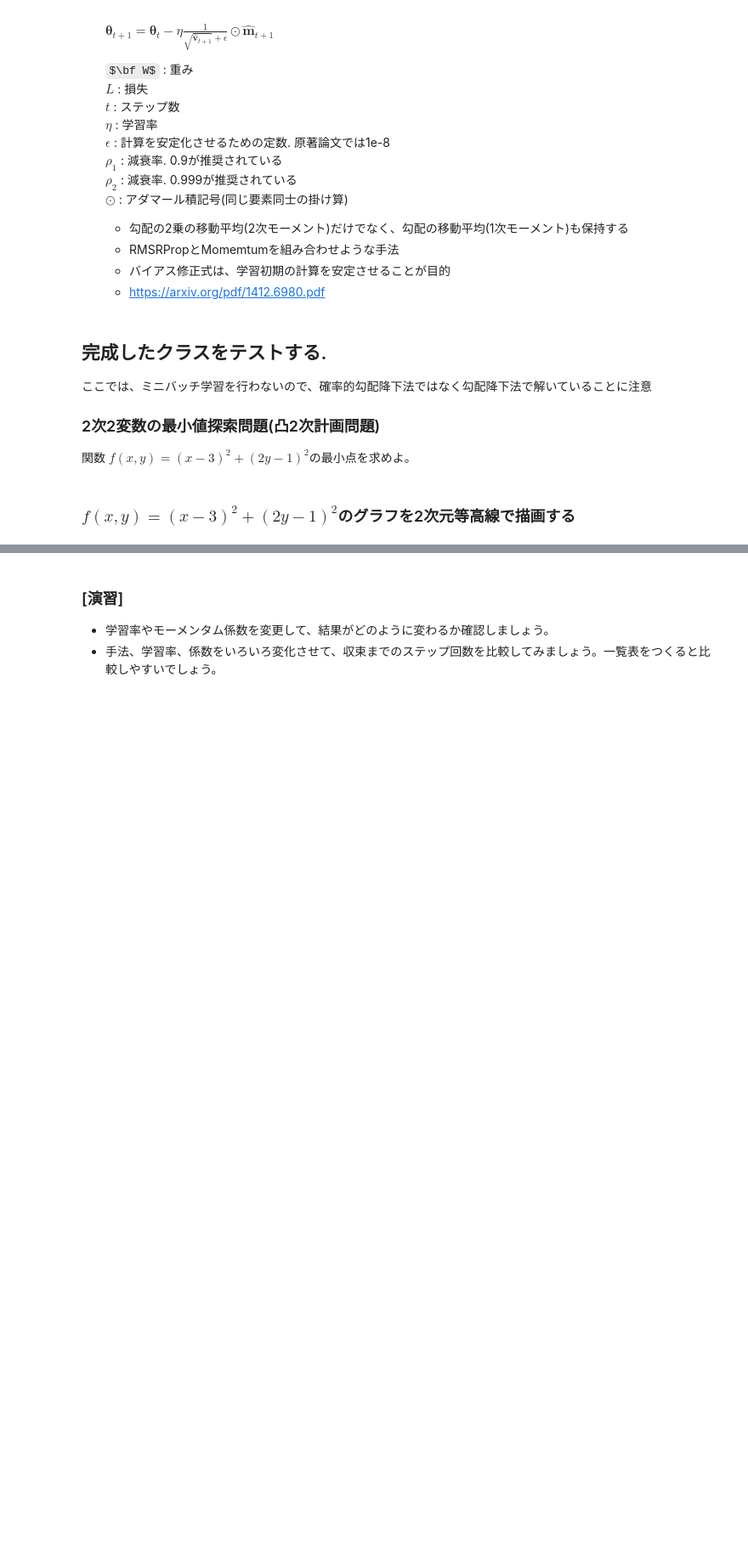
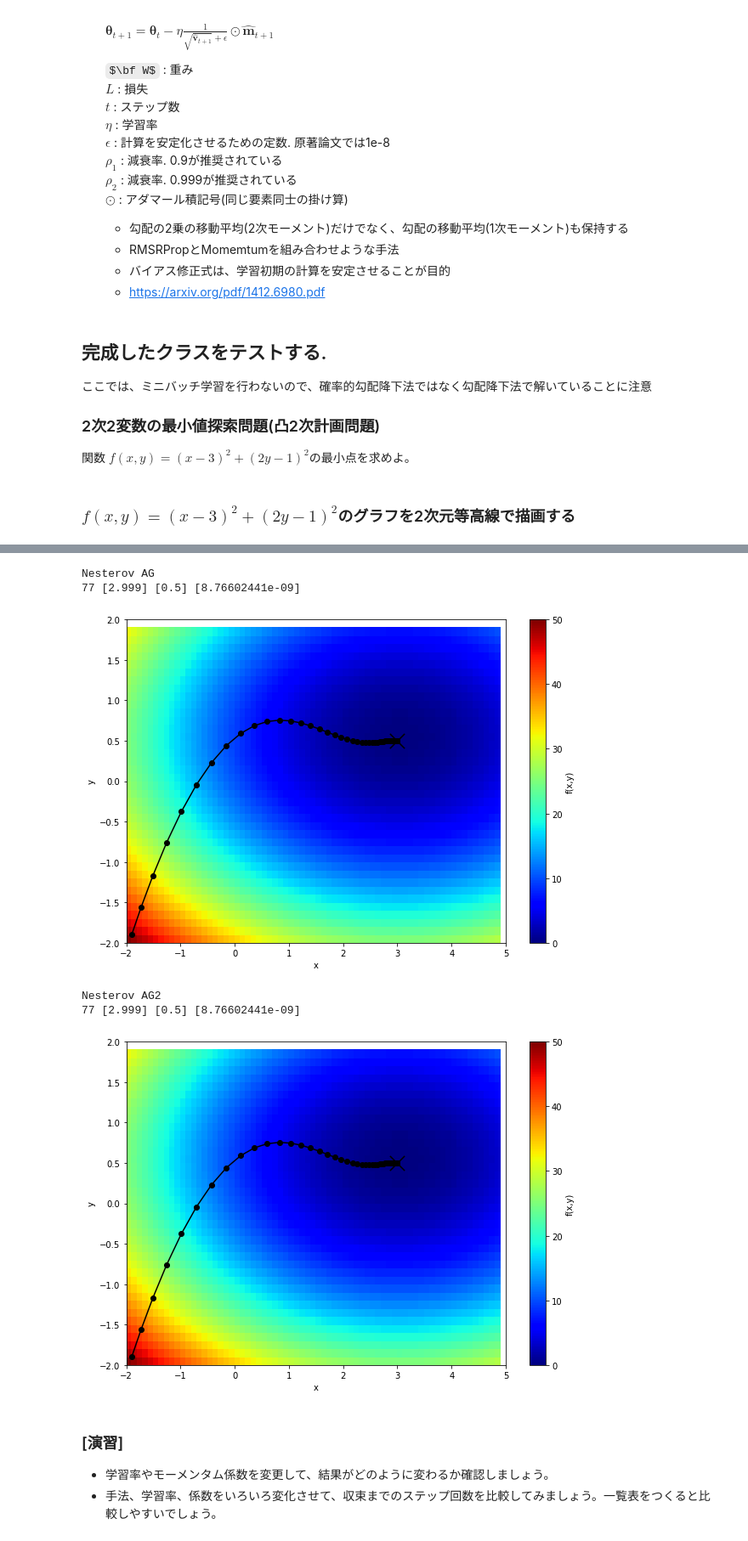
Before and after one commit to sabosabo7/prog, a Jupyter notebook: SUAI_DL/DAY3/DAY3_vr6_0_1/DAY3_vr6_0_1/2_notebook/3_1_SGD_trainee.ipynb, the cells around one changed output, grey strips where cells are left out. Shown at 85% size. Drawn from its saved outputs; the diff is of its cells as text; code cells hidden in the pictures; some formulas as TeX source; blank space fills up the shorter version.

```diff
--- a/SUAI_DL/DAY3/DAY3_vr6_0_1/DAY3_vr6_0_1/2_notebook/3_1_SGD_trainee.ipynb
+++ b/SUAI_DL/DAY3/DAY3_vr6_0_1/DAY3_vr6_0_1/2_notebook/3_1_SGD_trainee.ipynb
@@ -152,6 +152,6 @@ class NesterovAG:
 
         # 重みを更新
         for key in params.keys():
-            v_pre =                                                   # <- 穴埋め
-            self.v[key] =                                             # <- 穴埋め
-            params[key] +=                                            # <- 穴埋め
+            v_pre =    self.v[key]                                               # <- 穴埋め
+            self.v[key] =  self.momentum*self.v[key]-self.lr*grads[key]                                          # <- 穴埋め
+            params[key] += -self.momentum*v_pre+(1+self.momentum)*self.v[key]                                          # <- 穴埋め
@@ -519,40 +557,53 @@ def func(optimizer, x_init=-1.9, y_init=-1.9, maxIter=10000, threshold=1.0e-8):
     print(i, np.round(x,3), np.round(y,3), residual)
     return df_re
 # %%
-print("SGD")
-optimizer = SGD(lr=0.2)
-df_re = func(optimizer)
-plot(df_re)
+# print("SGD")
+# optimizer = SGD(lr=0.2)
+# df_re = func(optimizer)
+# plot(df_re)
 
-print("Momentum")
-optimizer = Momentum(lr=0.01, momentum=0.75)
-df_re = func(optimizer)
-plot(df_re)
+# print("Momentum")
+# optimizer = Momentum(lr=0.01, momentum=0.75)
+# df_re = func(optimizer)
+# plot(df_re)
 
 print("Nesterov AG")
 optimizer = NesterovAG(lr=0.01, momentum=0.75)
 df_re = func(optimizer)
 plot(df_re)
-
-print("Adagrad")
-optimizer = Adagrad(lr=0.1)
+print("Nesterov AG2")
+optimizer = NesterovAG2(lr=0.01, momentum=0.75)
 df_re = func(optimizer)
 plot(df_re)
 
-print("RMSProp")
-optimizer = RMSProp(lr=0.1,rho=0.9)
-df_re = func(optimizer)
-plot(df_re)
 
-print("Adadelta")
-optimizer = Adadelta(rho=0.95)
-df_re = func(optimizer)
-plot(df_re)
 
-print("Adam")
-optimizer = Adam(lr=0.1)
-df_re = func(optimizer)
-plot(df_re)
+# print("Adagrad")
+# optimizer = Adagrad(lr=0.1)
+# df_re = func(optimizer)
+# plot(df_re)
+
+# print("RMSProp")
+# optimizer = RMSProp(lr=0.1,rho=0.9)
+# df_re = func(optimizer)
+# plot(df_re)
+
+# print("Adadelta")
+# optimizer = Adadelta(rho=0.95)
+# df_re = func(optimizer)
+# plot(df_re)
+
+# print("Adam")
+# optimizer = Adam(lr=0.1)
+# df_re = func(optimizer)
+# plot(df_re)
+# %% [output]
+Nesterov AG
+77 [2.999] [0.5] [8.76602441e-09]
+[figure, added]
+Nesterov AG2
+77 [2.999] [0.5] [8.76602441e-09]
+[figure, added]
 # %% [markdown]
 ### [演習]
 * 学習率やモーメンタム係数を変更して、結果がどのように変わるか確認しましょう。
```
Also changed, not shown: parts of 9 cells of this notebook, 1 other file.
